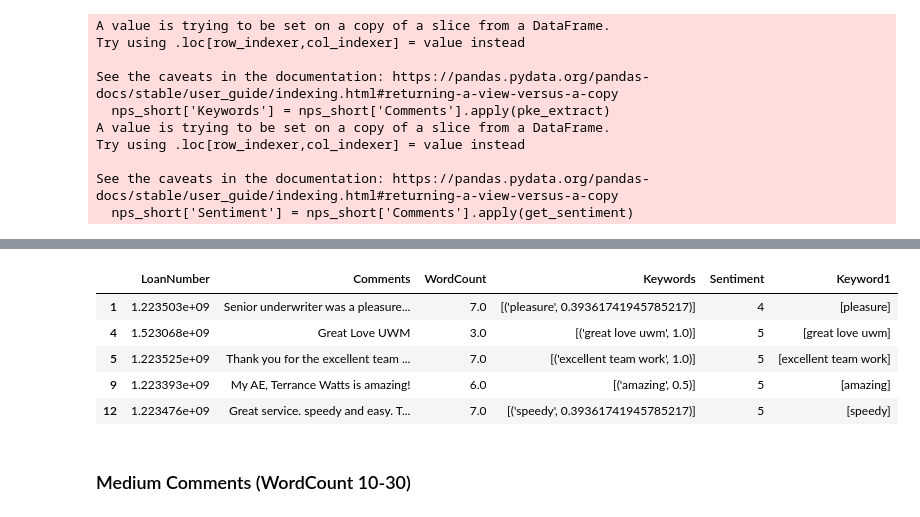
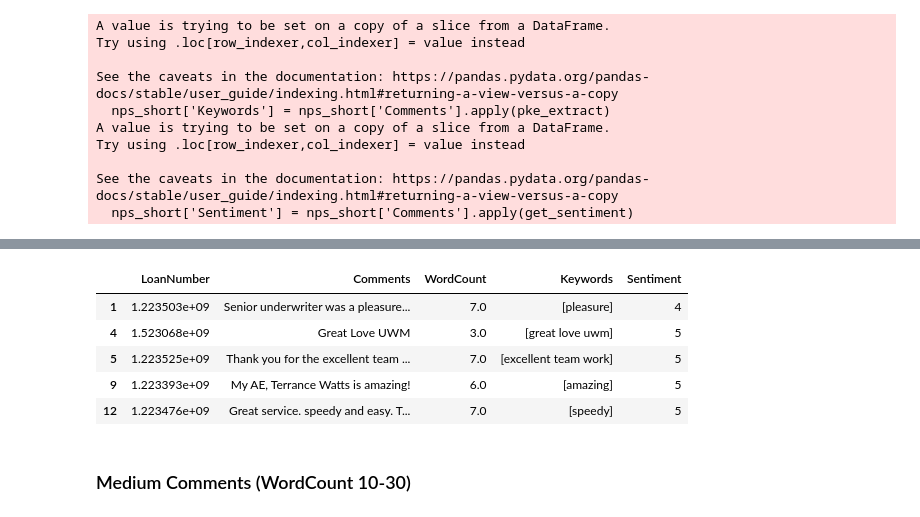
Before and after one commit to leah-apking/project3.1, a Jupyter notebook: PKE.ipynb, the cells around one changed output, grey strips where cells are left out. Saved outputs shown, nothing was run; the diff lists cells and outputs as text; code cells hidden in the pictures.

```diff
--- a/PKE.ipynb
+++ b/PKE.ipynb
@@ -195,12 +191,14 @@ See the caveats in the documentation: https://pandas.pydata.org/pandas-docs/stab
-# %%
-nps_short.head()
-# %% [output]
-|  | LoanNumber | Comments | WordCount | Keywords | Sentiment | Keyword1 |
-| 1 | 1.223503e+09 | Senior underwriter was a pleasure... | 7.0 | [('pleasure', 0.39361741945785217)] | 4 | [pleasure] |
-| 4 | 1.523068e+09 | Great Love UWM | 3.0 | [('great love uwm', 1.0)] | 5 | [great love uwm] |
-| 5 | 1.223525e+09 | Thank you for the excellent team ... | 7.0 | [('excellent team work', 1.0)] | 5 | [excellent team work] |
-| 9 | 1.223393e+09 | My AE, Terrance Watts is amazing! | 6.0 | [('amazing', 0.5)] | 5 | [amazing] |
-| 12 | 1.223476e+09 | Great service. speedy and easy. T... | 7.0 | [('speedy', 0.39361741945785217)] | 5 | [speedy] |
+# %%
+nps_short = nps_short.drop(columns={'Keyword', 'Keyword1'})
+
+nps_short.head()
+# %% [output]
+|  | LoanNumber | Comments | WordCount | Keywords | Sentiment |
+| 1 | 1.223503e+09 | Senior underwriter was a pleasure... | 7.0 | [pleasure] | 4 |
+| 4 | 1.523068e+09 | Great Love UWM | 3.0 | [great love uwm] | 5 |
+| 5 | 1.223525e+09 | Thank you for the excellent team ... | 7.0 | [excellent team work] | 5 |
+| 9 | 1.223393e+09 | My AE, Terrance Watts is amazing! | 6.0 | [amazing] | 5 |
+| 12 | 1.223476e+09 | Great service. speedy and easy. T... | 7.0 | [speedy] | 5 |
 # %% [markdown]
 ### Medium Comments (WordCount 10-30)
 # %%
```
Also changed, not shown: parts of 14 cells of this notebook.
